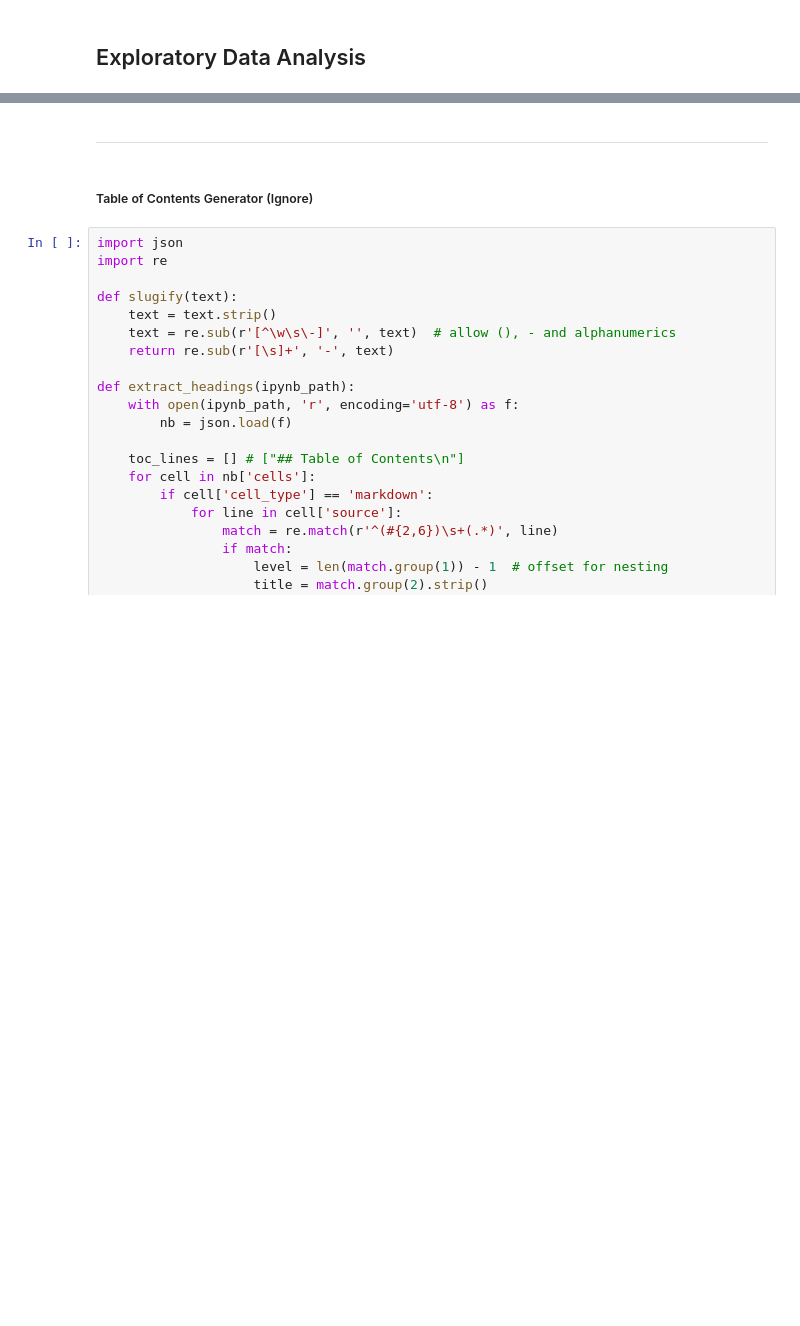
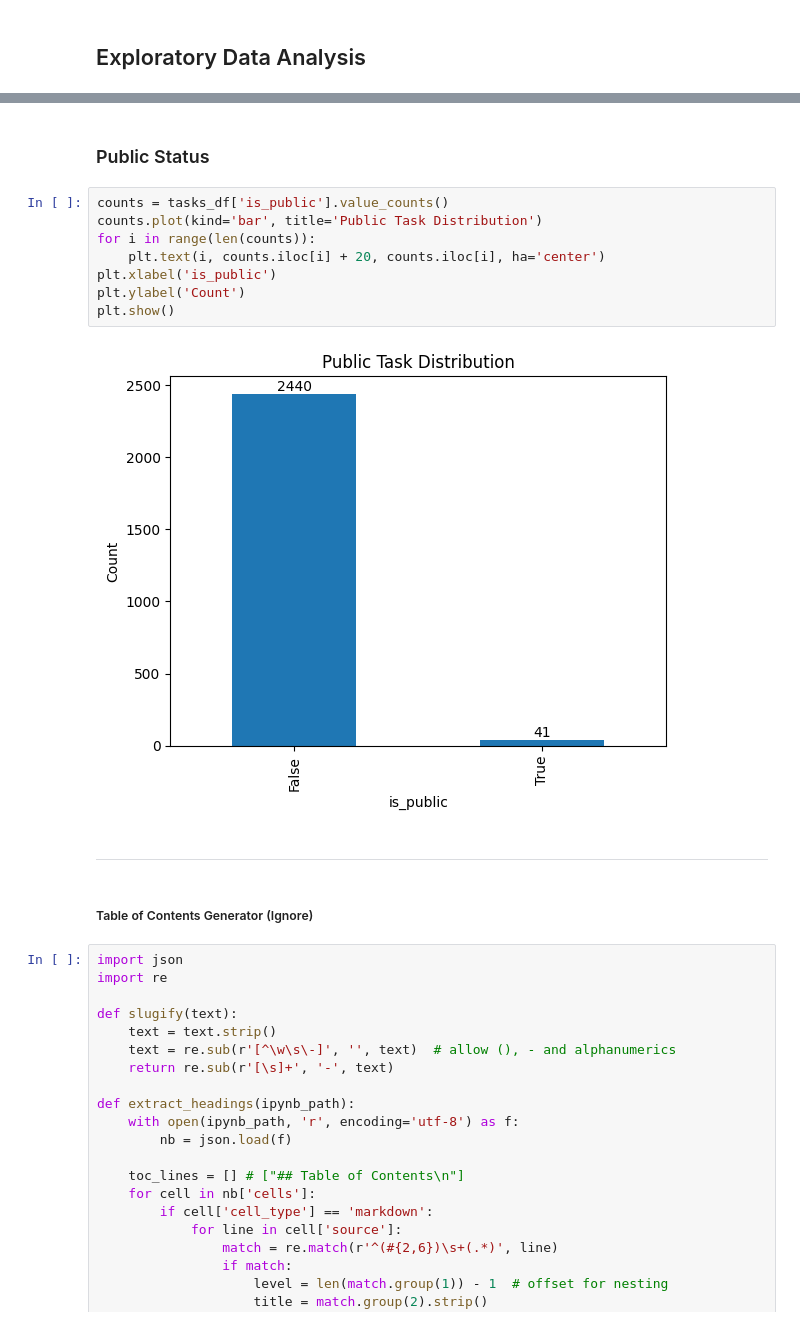
Before and after one commit to pt7481/dootoo_item_prediction, a Jupyter notebook: eda/dootoo_item_prediction.ipynb, the cells around one changed output, grey strips where cells are left out. Cells and saved outputs as stored; diff of their text form; blank space fills up the shorter version.

```diff
--- a/eda/dootoo_item_prediction.ipynb
+++ b/eda/dootoo_item_prediction.ipynb
@@ -85,3 +133,15 @@ memory usage: 322.4+ KB
+# %% [markdown]
+### Public Status
+# %%
+counts = tasks_df['is_public'].value_counts()
+counts.plot(kind='bar', title='Public Task Distribution')
+for i in range(len(counts)):
+    plt.text(i, counts.iloc[i] + 20, counts.iloc[i], ha='center')
+plt.xlabel('is_public')
+plt.ylabel('Count')
+plt.show()
+# %% [output]
+[figure, added]
 # %% [markdown]
 ------
 # %% [markdown]
```
Also changed, not shown: parts of 12 cells of this notebook, 2 other files.
